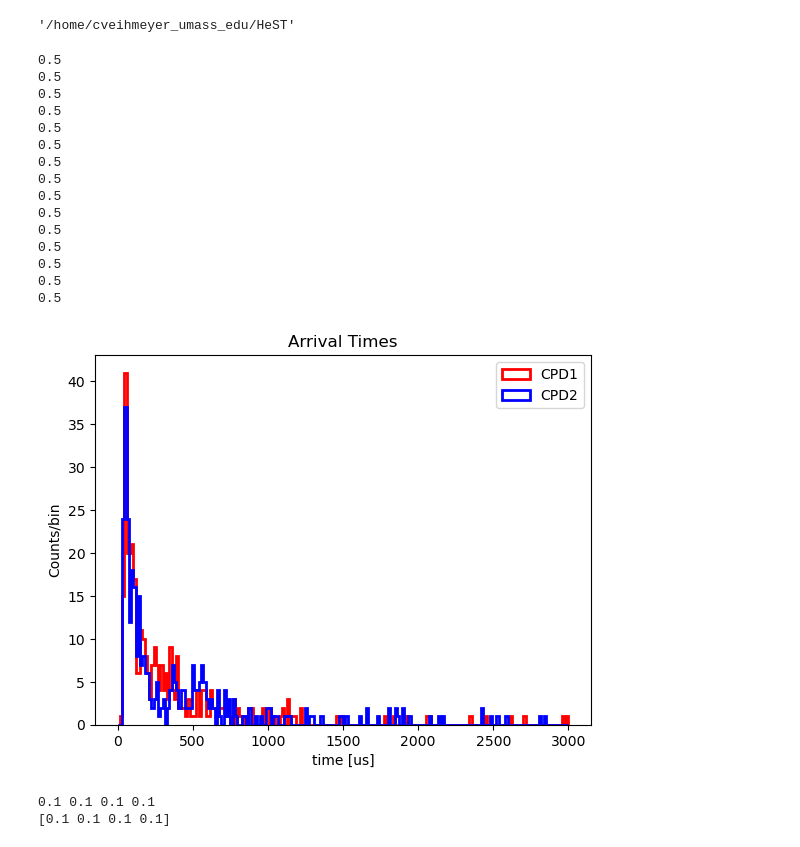
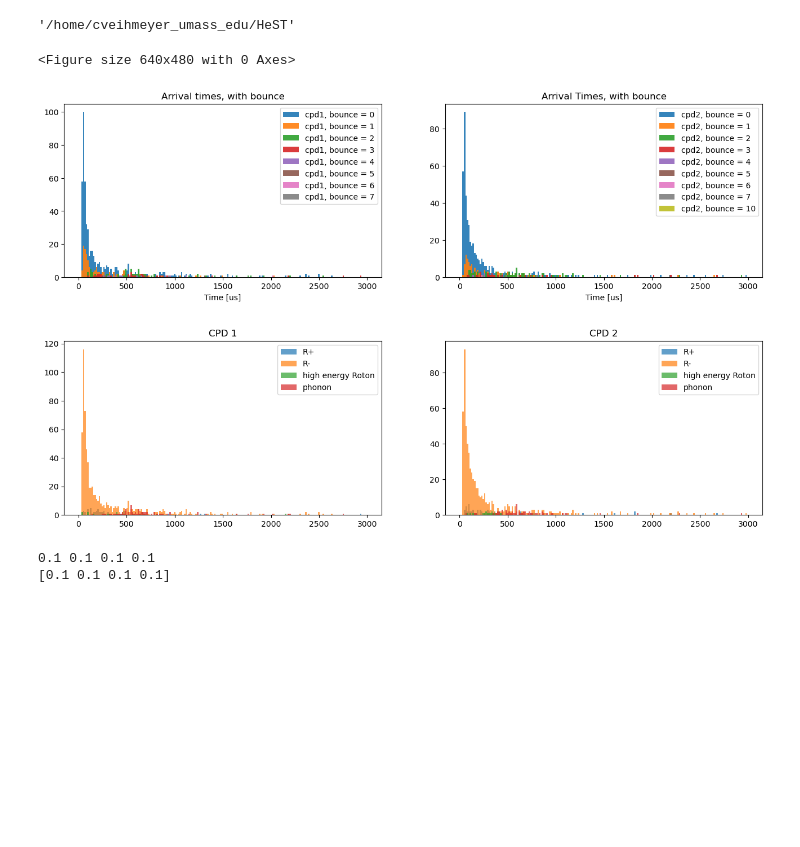
Before and after one commit to spice-herald/HeST, a Jupyter notebook: debug/Amherst_cell_debugging.ipynb, the cells around one changed output. Saved outputs shown, nothing was run; the diff lists cells and outputs as text; code cells hidden in the pictures; blank space fills up the shorter version.

```diff
--- a/debug/Amherst_cell_debugging.ipynb
+++ b/debug/Amherst_cell_debugging.ipynb
@@ -22,7 +23,7 @@ detector = examp.Amherst_split_cpd
 
 detector.set_QP_reflection_prob(0.3)
 detector.set_diffuse_prob(0.5)
-detector.set_evaporation_eff(np.array([0.2, 0.4, 0.5, 0.7]))
+detector.set_evaporation_eff(np.array([0.6, 0.6, 0.6]))
 # %%
 def plot_stacked_hist(evap):
     cpd_1_ints = np.unique(evap.bounce_flag[0])
@@ -51,34 +52,15 @@ def plot_stacked_hist(evap):
 # %%
 pos = [0.0, 0.0, .1]
 useMap = False
 dir_unnormalized = np.array([1.0, 0.0,0.0])
 dir =dir_unnormalized/np.sqrt(np.sum(dir_unnormalized**2))
 evap = hest.GetEvaporationSignal( detector,40000, *pos, useMap=useMap, debug=False, debug_dir=dir,  plot_3d=False, choose_momentum=False, momentum_choice= 2.7, verbose=False, flavor_switching=True)
-plt.figure()
-plt.hist(evap.arrivalTimes_us[0], bins=200, range=[0, 3000], histtype='step', color='r', lw=2, label = 'CPD1')
-plt.hist(evap.arrivalTimes_us[1], bins=200, range=[0, 3000], histtype='step', color='b', lw=2, label = 'CPD2')
-plt.legend()
-plt.title('Arrival Times')
-plt.xlabel('time [us]')
-plt.ylabel('Counts/bin')
-plt.show()
+plot_stacked_hist(evap)
+plot_hist_flavors(evap)
 # %% [output]
-0.5
-0.5
-0.5
-0.5
-0.5
-0.5
-0.5
-0.5
-0.5
-0.5
-0.5
-0.5
-0.5
-0.5
-0.5
+<Figure size 640x480 with 0 Axes>
-[figure, old version]
+[figure, new version]
+[figure, added]
 # %%
 example = '[0.1 0.1 0.1 0.1]'
 print(example[1:-1])
```
Also changed, not shown: parts of 6 cells of this notebook, 6 other files.
